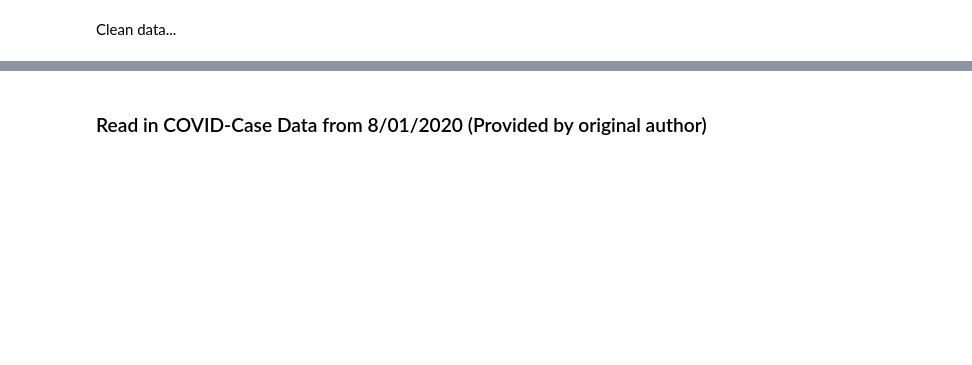
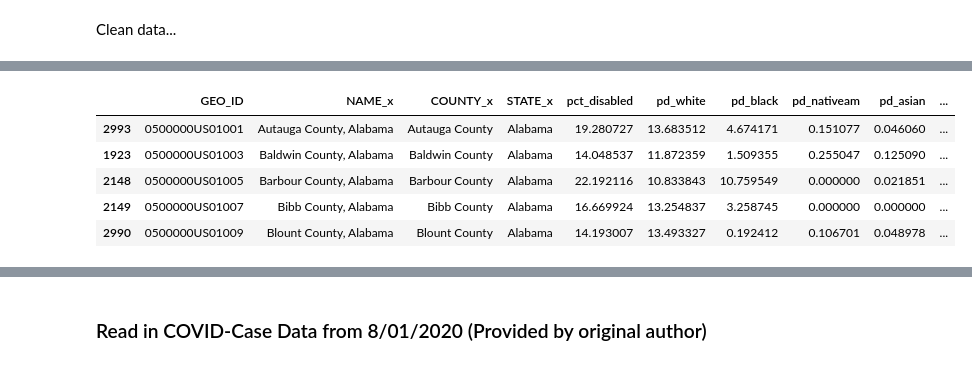
Before and after one commit to whprocter/RPr-Chakraborty-2021, a Jupyter notebook: procedure/code/COVID-19-SI-Distribution.ipynb, the cells around one changed output, grey strips where cells are left out. Saved outputs shown, nothing was run; the diff lists cells and outputs as text; code cells hidden in the pictures; blank space fills up the shorter version.

```diff
--- a/procedure/code/COVID-19-SI-Distribution.ipynb
+++ b/procedure/code/COVID-19-SI-Distribution.ipynb
@@ -577,9 +665,40 @@ disability_api_48['pd_bpov'] = ((disability_api_48['C18130_004E'] + disability_a
 # %%
 # Uncomment first line to get rid of totals and keep only percents (comment back out if you run the cell more than once)
-#disability_api_48 = disability_api_48.drop(disability_api_48.columns[4:29], axis=1)
+disability_api_join = disability_api_join.drop(['S1810_C01_001E',
+                                            'S1810_C02_001E',
+                                            'S1810_C02_002E',
+                                            'S1810_C02_003E',
+                                            'S1810_C02_004E',
+                                            'S1810_C02_005E',
+                                            'S1810_C02_006E',
+                                            'S1810_C02_007E',
+                                            'S1810_C02_008E',
+                                            'S1810_C02_009E',
+                                            'S1810_C02_010E',
+                                            'S1810_C02_011E',
+                                            'S1810_C02_012E',
+                                            'S1810_C02_014E',
+                                            'S1810_C02_015E',
+                                            'S1810_C02_016E',
+                                            'S1810_C02_017E' ,
+                                            'S1810_C02_018E',
+                                            'C18130_001E',
+                                            'C18130_004E',
+                                            'C18130_005E',
+                                            'C18130_011E',
+                                            'C18130_012E',
+                                            'C18130_018E',
+                                            'C18130_019E'], axis=1)
 
 # Sort by state and county
-disability_api_48 = disability_api_48.sort_values(by=["STATE_x", "COUNTY_x"])
-disability_api_48.head()
+disability_api_join = disability_api_join.sort_values(by=["STATE_x", "COUNTY_x"])
+disability_api_join.head()
+# %% [output]
+|  | GEO_ID | NAME_x | COUNTY_x | STATE_x | pct_disabled | pd_white | pd_black | pd_nativeam | pd_asian | ... |
+| 2993 | 0500000US01001 | Autauga County, Alabama | Autauga County | Alabama | 19.280727 | 13.683512 | 4.674171 | 0.151077 | 0.046060 | ... |
+| 1923 | 0500000US01003 | Baldwin County, Alabama | Baldwin County | Alabama | 14.048537 | 11.872359 | 1.509355 | 0.255047 | 0.125090 | ... |
+| 2148 | 0500000US01005 | Barbour County, Alabama | Barbour County | Alabama | 22.192116 | 10.833843 | 10.759549 | 0.000000 | 0.021851 | ... |
+| 2149 | 0500000US01007 | Bibb County, Alabama | Bibb County | Alabama | 16.669924 | 13.254837 | 3.258745 | 0.000000 | 0.000000 | ... |
+| 2990 | 0500000US01009 | Blount County, Alabama | Blount County | Alabama | 14.193007 | 13.493327 | 0.192412 | 0.106701 | 0.048978 | ... |
 # %%
 # Remove " County" from 'COUNTY_x' column so COVID-Data can be joined (Uncomment first line if first run through, must be commented back out if run again)
```
Also changed, not shown: parts of 18 cells of this notebook.
